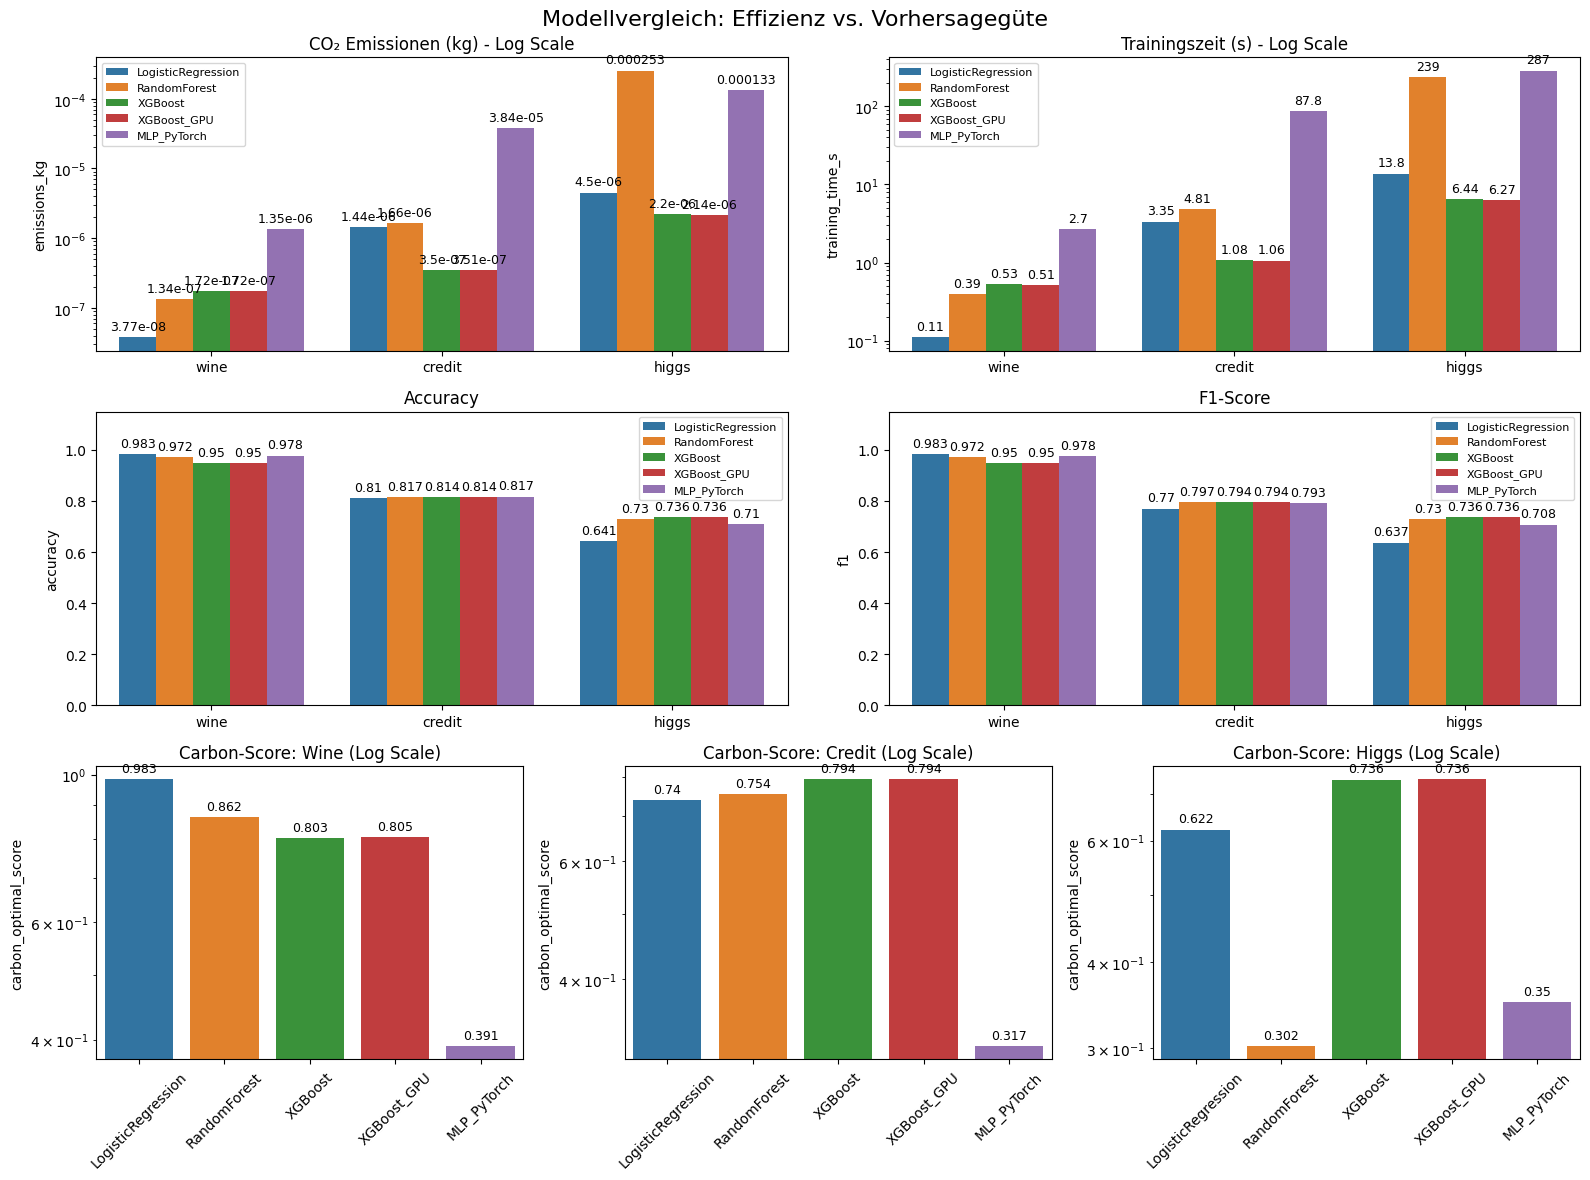
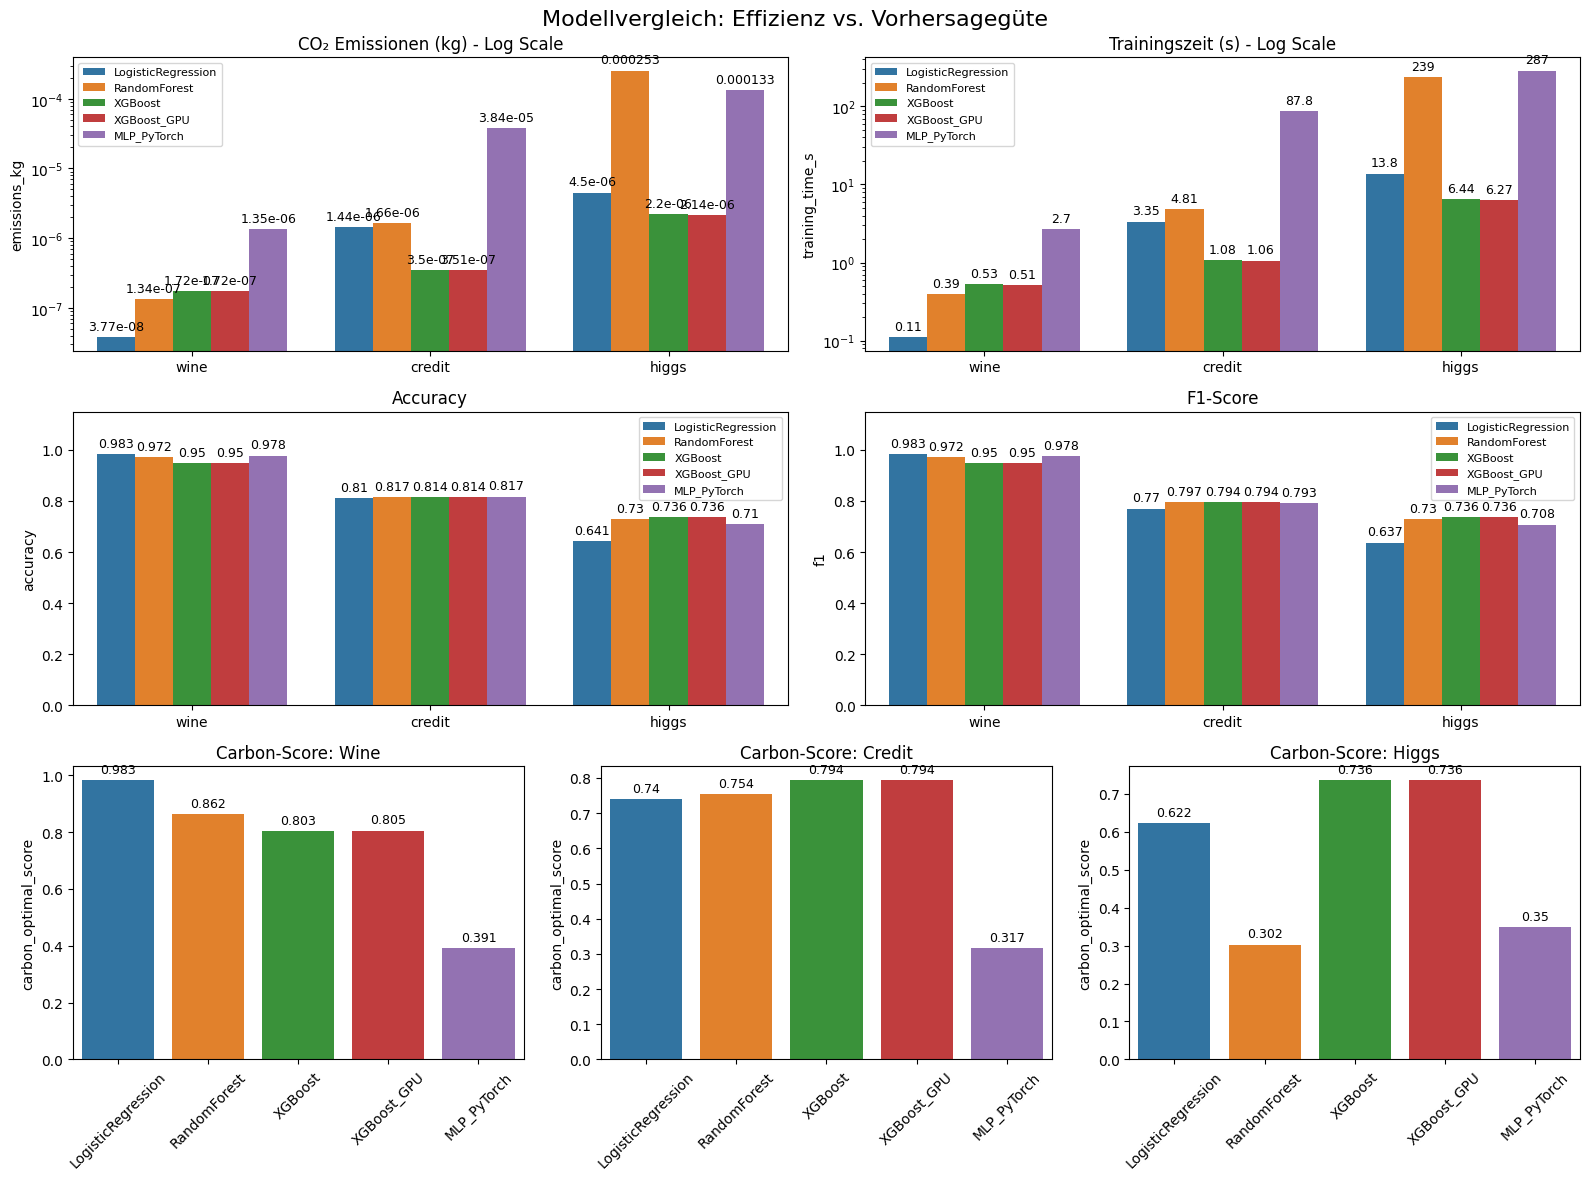
Code edit (unified diff) that turned the first committed figure into the second:
--- before
+++ after
@@ -58,6 +58,5 @@
     subset = df[df["dataset"] == ds]
     sns.barplot(data=subset, x="model", y="carbon_optimal_score", hue="model", ax=axes[key], dodge=False)
-    axes[key].set_title(f"Carbon-Score: {ds.capitalize()} (Log Scale)")
-    axes[key].set_yscale("log")
+    axes[key].set_title(f"Carbon-Score: {ds.capitalize()}")
     axes[key].set_xlabel("")
     axes[key].tick_params(axis='x', rotation=45)

Commit: wait I don't need log scale for values between 0 and 1 lol